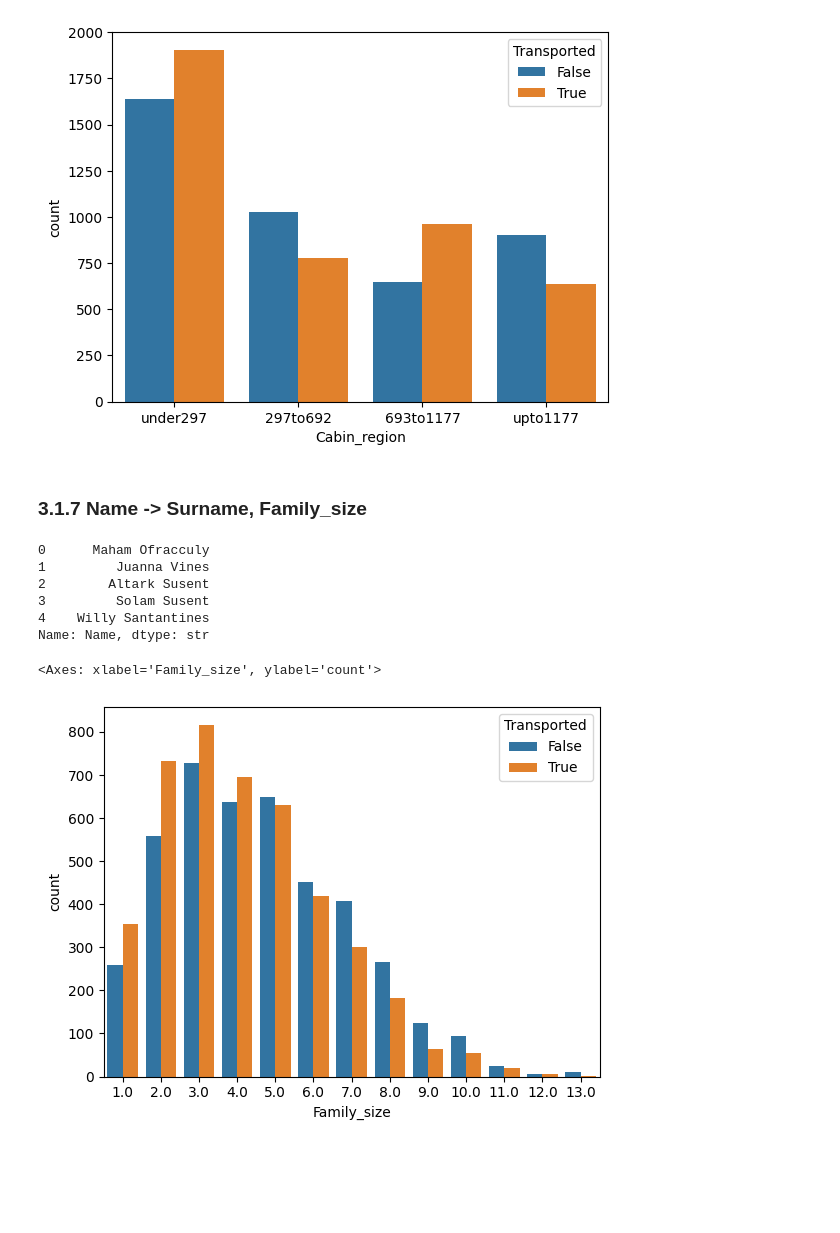
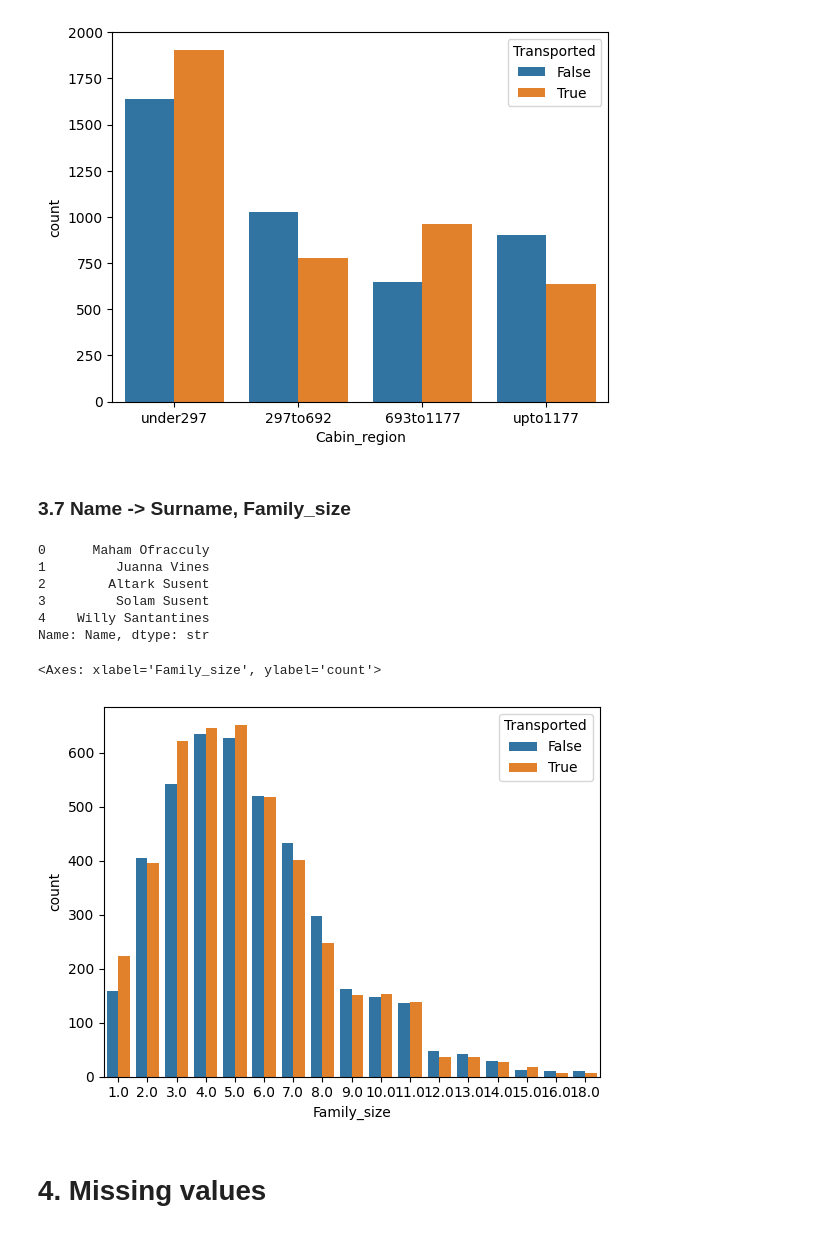
Before and after one commit to bina02/kaggle-Spaceship-titanic, a Jupyter notebook: main.ipynb, the cells around one changed output. Drawn from its saved outputs; the diff is of its cells as text; code cells hidden in the pictures; blank space fills up the shorter version.

Commit message:
Missing values is complete

```diff
--- a/main.ipynb
+++ b/main.ipynb
@@ -366,5 +377,9 @@ Name: Transported, dtype: float64
 # %%
-X_cp['Group'] = X_cp['PassengerId'].apply(lambda x: (x.split('_'))[0])
-X_cp['Group_size'] = X_cp.groupby(['Group'])['Group'].transform('count')
-X_cp['Solo'] = (X_cp['Group_size'] == 1.astype(int))
+train['Group'] = train['PassengerId'].apply(lambda x: (x.split('_'))[0])
+train['Group_size'] = train.groupby(['Group'])['Group'].transform('count')
+train['Solo'] = (train['Group_size'] == 1).astype(int)
+
+test['Group'] = test['PassengerId'].apply(lambda x: (x.split('_'))[0])
+test['Group_size'] = test.groupby(['Group'])['Group'].transform('count')
+test['Solo'] = (test['Group_size'] == 1).astype(int)
 # %%
@@ -389,8 +404,12 @@ X_cp['Cabin'].head(5)
 4    F/1/S
 Name: Cabin, dtype: str
 # %%
-X_cp['Cabin_deck'] = X_cp.loc[X_cp['Cabin'].notna()]['Cabin'].apply(lambda x:(x.split('/')[0]))
-X_cp['Cabin_number'] = X_cp.loc[X_cp['Cabin'].notna()]['Cabin'].apply(lambda x:(int(x.split('/')[1])))
-X_cp['Cabin_side'] = X_cp.loc[X_cp['Cabin'].notna()]['Cabin'].apply(lambda x:(x.split('/')[2]))
+train['Cabin_deck'] = train.loc[train['Cabin'].notna()]['Cabin'].apply(lambda x:(x.split('/')[0]))
+train['Cabin_number'] = train.loc[train['Cabin'].notna()]['Cabin'].apply(lambda x:(int(x.split('/')[1])))
+train['Cabin_side'] = train.loc[train['Cabin'].notna()]['Cabin'].apply(lambda x:(x.split('/')[2]))
+
+test['Cabin_deck'] = test.loc[test['Cabin'].notna()]['Cabin'].apply(lambda x:(x.split('/')[0]))
+test['Cabin_number'] = test.loc[test['Cabin'].notna()]['Cabin'].apply(lambda x:(int(x.split('/')[1])))
+test['Cabin_side'] = test.loc[test['Cabin'].notna()]['Cabin'].apply(lambda x:(x.split('/')[2]))
 # %%
 fig, axes = plt.subplots(1, 3, figsize=(20, 5))
@@ -430,7 +449,13 @@ for point in kde_points:
 # %%
-X_cp['Cabin_region'] = None
-X_cp.loc[X_cp['Cabin_number'] <= 297, 'Cabin_region'] = 'under297'
-X_cp.loc[(X_cp['Cabin_number'] > 297) & (X_cp['Cabin_number'] <= 692), 'Cabin_region'] = '297to692'
-X_cp.loc[(X_cp['Cabin_number'] > 692) & (X_cp['Cabin_number'] <= 1177), 'Cabin_region'] = '693to1177'
-X_cp.loc[X_cp['Cabin_number'] > 1177, 'Cabin_region'] = 'upto1177'
+train['Cabin_region'] = None
+train.loc[train['Cabin_number'] <= 297, 'Cabin_region'] = 'under297'
+train.loc[(train['Cabin_number'] > 297) & (train['Cabin_number'] <= 692), 'Cabin_region'] = '297to692'
+train.loc[(train['Cabin_number'] > 692) & (train['Cabin_number'] <= 1177), 'Cabin_region'] = '693to1177'
+train.loc[train['Cabin_number'] > 1177, 'Cabin_region'] = 'upto1177'
+
+test['Cabin_region'] = None
+test.loc[test['Cabin_number'] <= 297, 'Cabin_region'] = 'under297'
+test.loc[(test['Cabin_number'] > 297) & (test['Cabin_number'] <= 692), 'Cabin_region'] = '297to692'
+test.loc[(test['Cabin_number'] > 692) & (test['Cabin_number'] <= 1177), 'Cabin_region'] = '693to1177'
+test.loc[test['Cabin_number'] > 1177, 'Cabin_region'] = 'upto1177'
 # %%
@@ -439,5 +464,5 @@ sns.countplot(x=X_cp['Cabin_region'], hue=X_cp['Transported'])
 <Axes: xlabel='Cabin_region', ylabel='count'>
 [figure]
 # %% [markdown]
-### 3.1.7 Name -> Surname, Family_size
+### 3.7 Name -> Surname, Family_size
 # %%
@@ -450,10 +475,15 @@ X_cp['Name'].head(5)
 4    Willy Santantines
 Name: Name, dtype: str
 # %%
-X_cp['Surname'] = X_cp['Name'].str.split(' ').str[0]
-X_cp['Family_size'] = X_cp.groupby(['Surname'])['Surname'].transform('count')
+train['Surname'] = train['Name'].str.split(' ').str[-1]
+train['Family_size'] = train.groupby(['Surname'])['Surname'].transform('count')
+
+test['Surname'] = test['Name'].str.split(' ').str[-1]
+test['Family_size'] = test.groupby(['Surname'])['Surname'].transform('count')
 # %%
-sns.countplot(x=X_cp['Family_size'], hue=X['Transported'])
+sns.countplot(x=train['Family_size'], hue=train['Transported'])
 # %% [output]
 <Axes: xlabel='Family_size', ylabel='count'>
-[figure, old version]
+[figure, new version]
+# %% [markdown]
+# 4. Missing values
```
Also changed, not shown: parts of 155 cells of this notebook.
